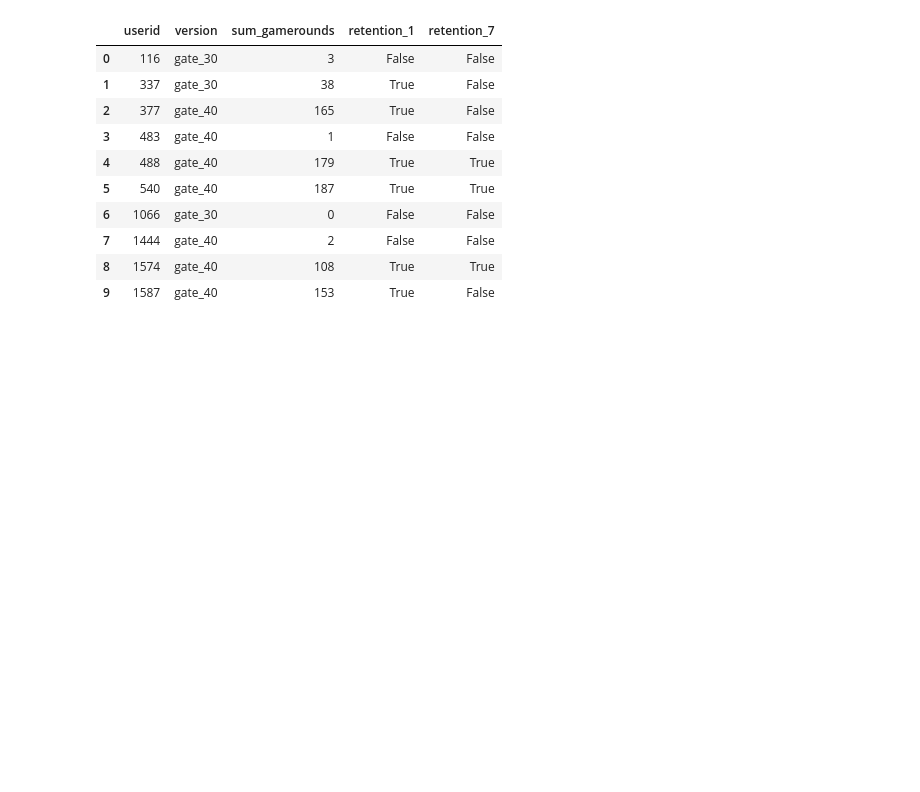
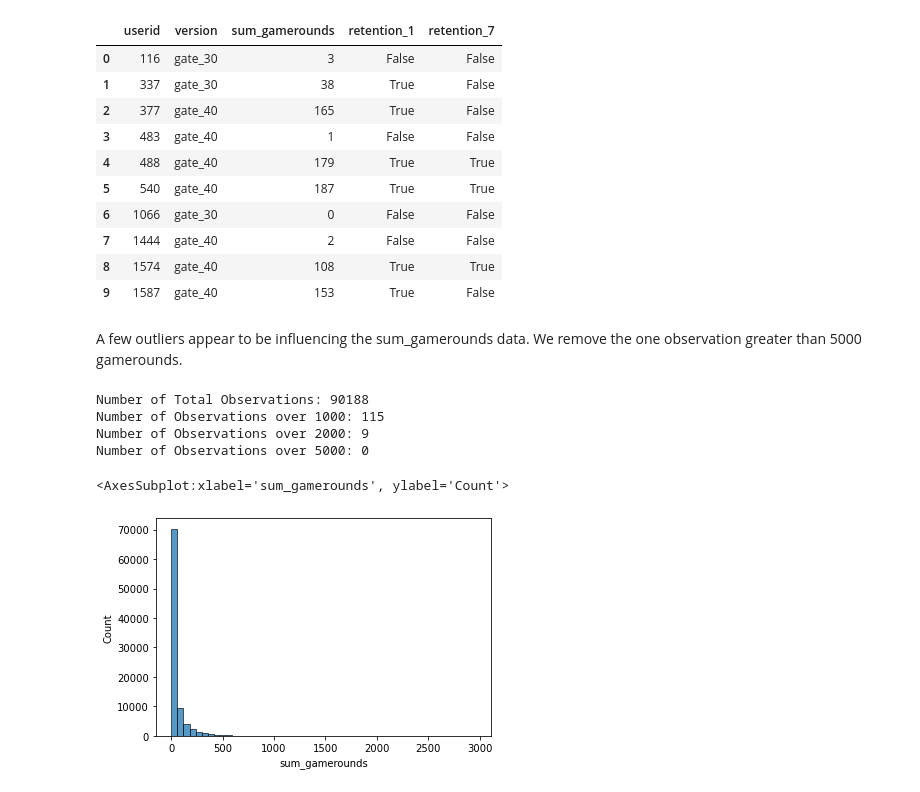
Before and after one commit to smasuno/python, a Jupyter notebook: AB testing example.ipynb, the cells around one changed output. Drawn from its saved outputs; the diff is of its cells as text; code cells hidden in the pictures; blank space fills up the shorter version.

```diff
--- a/AB testing example.ipynb
+++ b/AB testing example.ipynb
@@ -35,3 +35,22 @@ df.head(10)
 | 7 | 1444 | gate_40 | 2 | False | False |
 | 8 | 1574 | gate_40 | 108 | True | True |
 | 9 | 1587 | gate_40 | 153 | True | False |
+# %% [markdown]
+A few outliers appear to be influencing the sum_gamerounds data. We remove the one observation greater than 5000 gamerounds.
+# %%
+print(f"Number of Total Observations: {df.shape[0]}")
+print(f"Number of Observations over 1000: {df.loc[df.sum_gamerounds > 1000].shape[0]}")
+print(f"Number of Observations over 2000: {df.loc[df.sum_gamerounds > 2000].shape[0]}")
+print(f"Number of Observations over 5000: {df.loc[df.sum_gamerounds > 5000].shape[0]}")
+# %% [output]
+Number of Total Observations: 90188
+Number of Observations over 1000: 115
+Number of Observations over 2000: 9
+Number of Observations over 5000: 0
+# %%
+df = df[df.sum_gamerounds < 5000].reset_index()
+# %%
+sns.histplot(df.sum_gamerounds, bins = 50)
+# %% [output]
+<AxesSubplot:xlabel='sum_gamerounds', ylabel='Count'>
+[figure, added]
```
Also changed, not shown: parts of 17 cells of this notebook, 1 other file.
